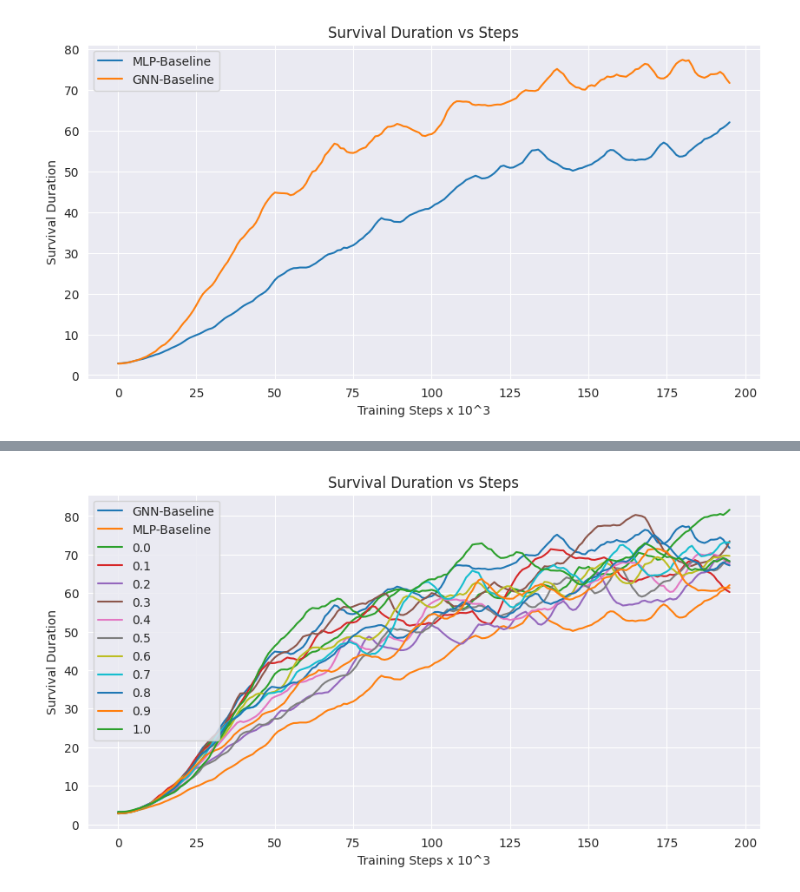
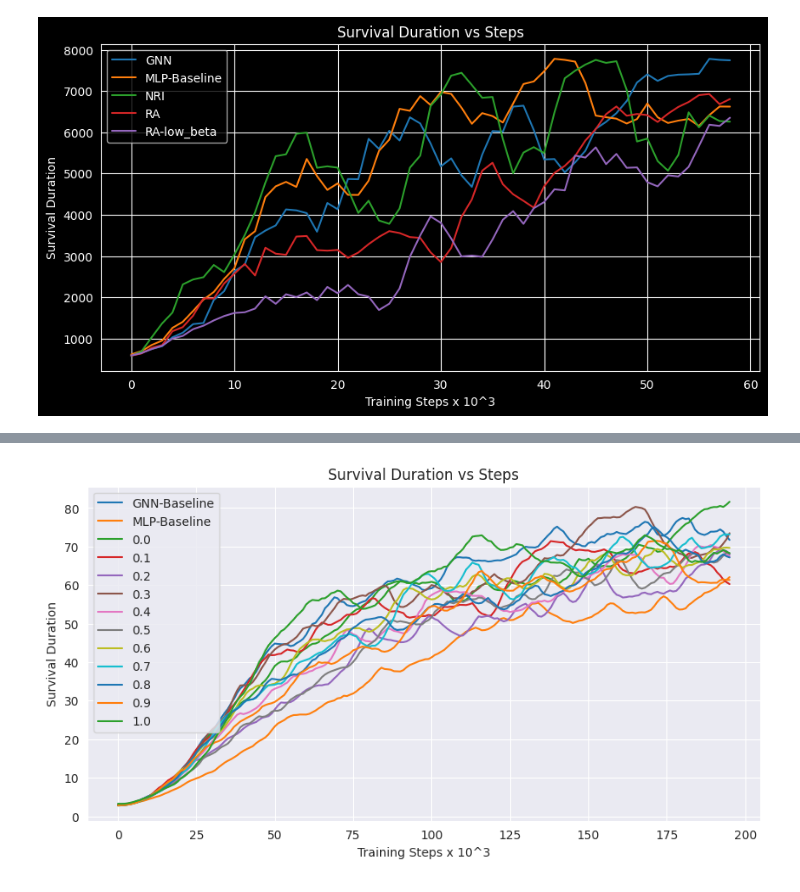
Before and after one commit to HansDampf37/NRI-for-explainable-RL-in-Power-Grids, a Jupyter notebook: src/visualization/compare_training_curves.ipynb, the cells around one changed output, grey strips where cells are left out. Drawn from its saved outputs; the diff is of its cells as text; code cells hidden in the pictures.

Commit message:
Visualize results

```diff
--- a/src/visualization/compare_training_curves.ipynb
+++ b/src/visualization/compare_training_curves.ipynb
@@ -5,13 +11,14 @@ import matplotlib.pyplot as plt
 from src.visualization.utils import AgentMetrics, get_training_progress, display_training_progress
 # %%
-training_progress_gnn_baseline: AgentMetrics = get_training_progress(Path(
-    "../../results/experiments/compare_ppo_local/logs/baselines/ppo/logs_baselines_ppo_gnn_2025-12-01_19-13-27_1.csv"), "GNN-Baseline")
-training_progress_mlp_baseline: AgentMetrics = get_training_progress(Path(
-    "../../results/experiments/compare_ppo_local/logs/baselines/ppo/logs_baselines_ppo_mlp_2025-12-01_16-23-20_1.csv"), "MLP-Baseline")
+training_progress_gnn_baseline: AgentMetrics = get_training_progress(Path("../../results/experiments/1001_compare_all/GNN_CustomPPO_0_47ac9_2026-01-09_19-01-53.csv"), "GNN")
+training_progress_mlp_baseline: AgentMetrics = get_training_progress(Path("../../results/experiments/1001_compare_all/MLP_CustomPPO_0_98de8_2026-01-09_19-04-10.csv"), "MLP-Baseline")
+training_progress_nri_baseline: AgentMetrics = get_training_progress(Path("../../results/experiments/1001_compare_all/NRI_GNN_CustomPPO_0_b4e4e_2026-01-09_19-55-03.csv"), "NRI")
+training_progress_ra_baseline: AgentMetrics = get_training_progress(Path("../../results/experiments/1001_compare_all/RA_GNN_CustomPPO_0_6fcba_2026-01-09_19-24-29.csv"), "RA")
+training_progress_ra_beta0: AgentMetrics = get_training_progress(Path("/home/adrian/Dev/NRI-for-explainable-RL-in-Power-Grids/results/experiments/1001_beta0afterpretraining/RA_GNN_BETA0_CustomPPO_0_6976d_2026-01-09_19-17-09.csv"), "RA-low_beta")
 # %%
-_ = display_training_progress([training_progress_mlp_baseline, training_progress_gnn_baseline])
+_ = display_training_progress([training_progress_gnn_baseline, training_progress_mlp_baseline, training_progress_nri_baseline, training_progress_ra_baseline, training_progress_ra_beta0])
 # %% [output]
-[figure, old version]
+[figure, new version]
 # %%
 rappo_1_0: AgentMetrics = get_training_progress(Path(
     "../../results/experiments/compare_ppo_local/logs/relation-aware/ppo/graphormer/logs_relation-aware_ppo_graphormer_rappo_2025-11-29_15-16-13_1.csv"), "1.0")
```
Also changed, not shown: parts of 2 cells of this notebook, 2 other files.
